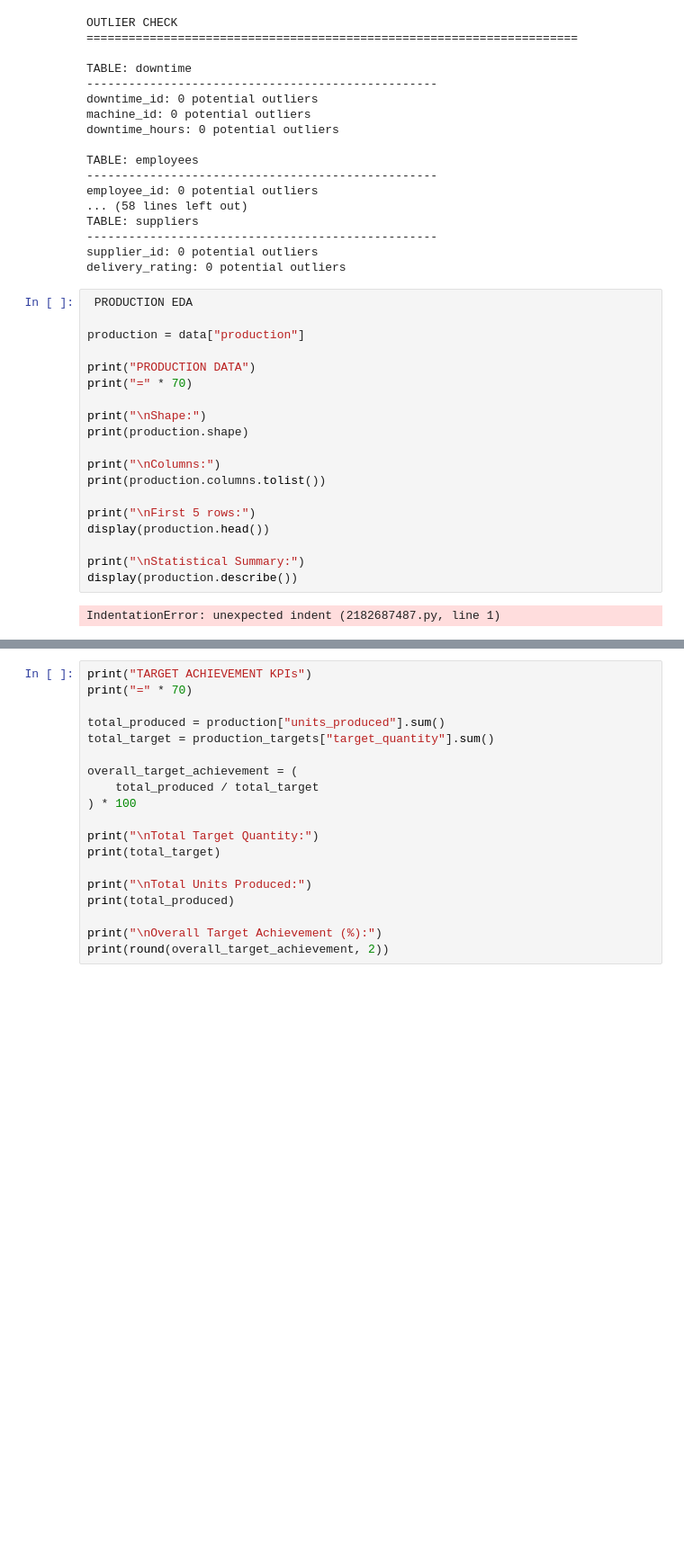
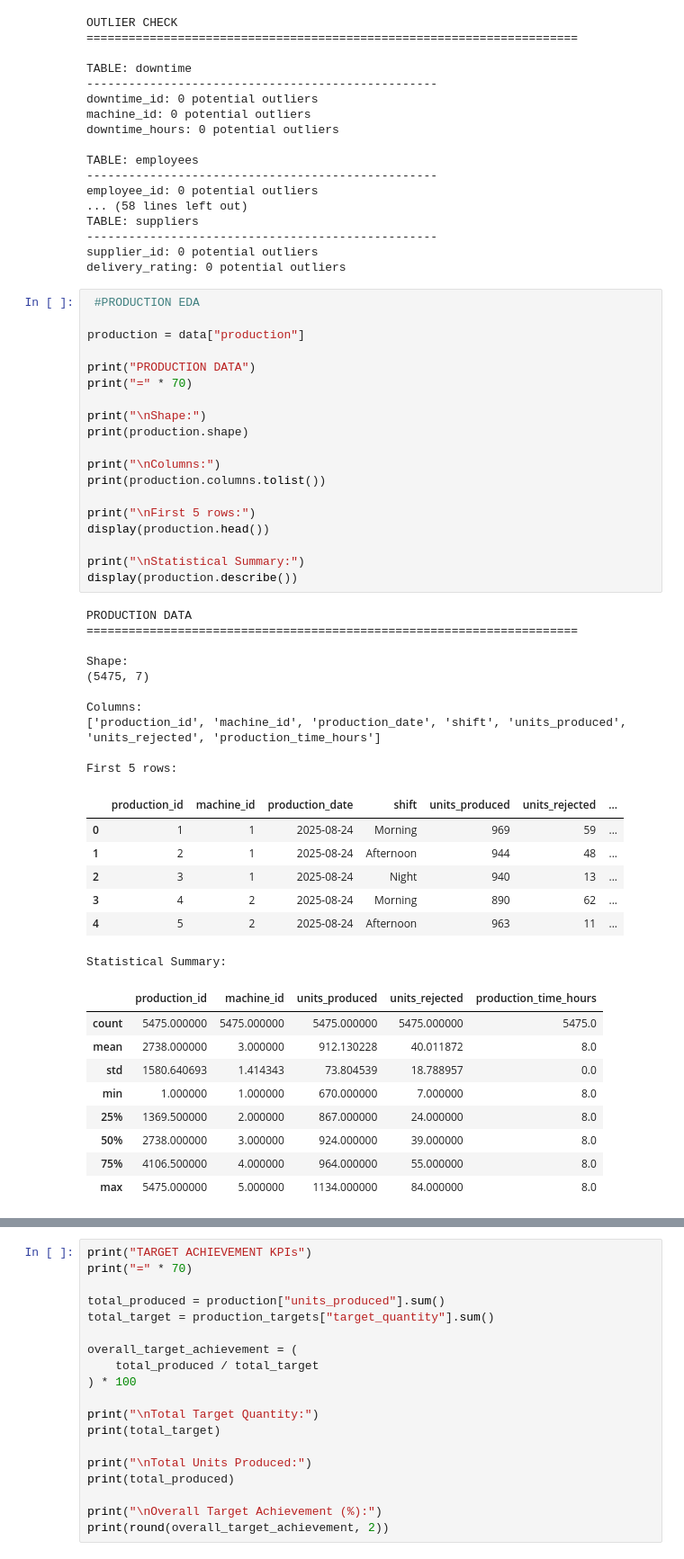
Before and after one commit to saisanjanas/AI_Powered_Electronics_Manufacturing_Intelligence, a Jupyter notebook: data-ml/notebooks/01_data_understanding.ipynb, the cells around one changed output, grey strips where cells are left out. Shown at 90% size. Saved outputs shown, nothing was run; the diff lists cells and outputs as text; blank space fills up the shorter version.

```diff
--- a/data-ml/notebooks/01_data_understanding.ipynb
+++ b/data-ml/notebooks/01_data_understanding.ipynb
@@ -666,26 +764,51 @@ TABLE: suppliers
 supplier_id: 0 potential outliers
 delivery_rating: 0 potential outliers
 # %%
- PRODUCTION EDA
+ #PRODUCTION EDA
 
 production = data["production"]
 
 print("PRODUCTION DATA")
 print("=" * 70)
 
 print("\nShape:")
 print(production.shape)
 
 print("\nColumns:")
 print(production.columns.tolist())
 
 print("\nFirst 5 rows:")
 display(production.head())
 
 print("\nStatistical Summary:")
 display(production.describe())
 # %% [output]
-IndentationError: unexpected indent (2182687487.py, line 1)
+PRODUCTION DATA
+======================================================================
+
+Shape:
+(5475, 7)
+
+Columns:
+['production_id', 'machine_id', 'production_date', 'shift', 'units_produced', 'units_rejected', 'production_time_hours']
+
+First 5 rows:
+|  | production_id | machine_id | production_date | shift | units_produced | units_rejected | ... |
+| 0 | 1 | 1 | 2025-08-24 | Morning | 969 | 59 | ... |
+| 1 | 2 | 1 | 2025-08-24 | Afternoon | 944 | 48 | ... |
+| 2 | 3 | 1 | 2025-08-24 | Night | 940 | 13 | ... |
+| 3 | 4 | 2 | 2025-08-24 | Morning | 890 | 62 | ... |
+| 4 | 5 | 2 | 2025-08-24 | Afternoon | 963 | 11 | ... |
+Statistical Summary:
+|  | production_id | machine_id | units_produced | units_rejected | production_time_hours |
+| count | 5475.000000 | 5475.000000 | 5475.000000 | 5475.000000 | 5475.0 |
+| mean | 2738.000000 | 3.000000 | 912.130228 | 40.011872 | 8.0 |
+| std | 1580.640693 | 1.414343 | 73.804539 | 18.788957 | 0.0 |
+| min | 1.000000 | 1.000000 | 670.000000 | 7.000000 | 8.0 |
+| 25% | 1369.500000 | 2.000000 | 867.000000 | 24.000000 | 8.0 |
+| 50% | 2738.000000 | 3.000000 | 924.000000 | 39.000000 | 8.0 |
+| 75% | 4106.500000 | 4.000000 | 964.000000 | 55.000000 | 8.0 |
+| max | 5475.000000 | 5.000000 | 1134.000000 | 84.000000 | 8.0 |
 # %%
 # PRODUCTION ANALYSIS
 
```
Also changed, not shown: parts of 164 cells of this notebook, 15 other files.
